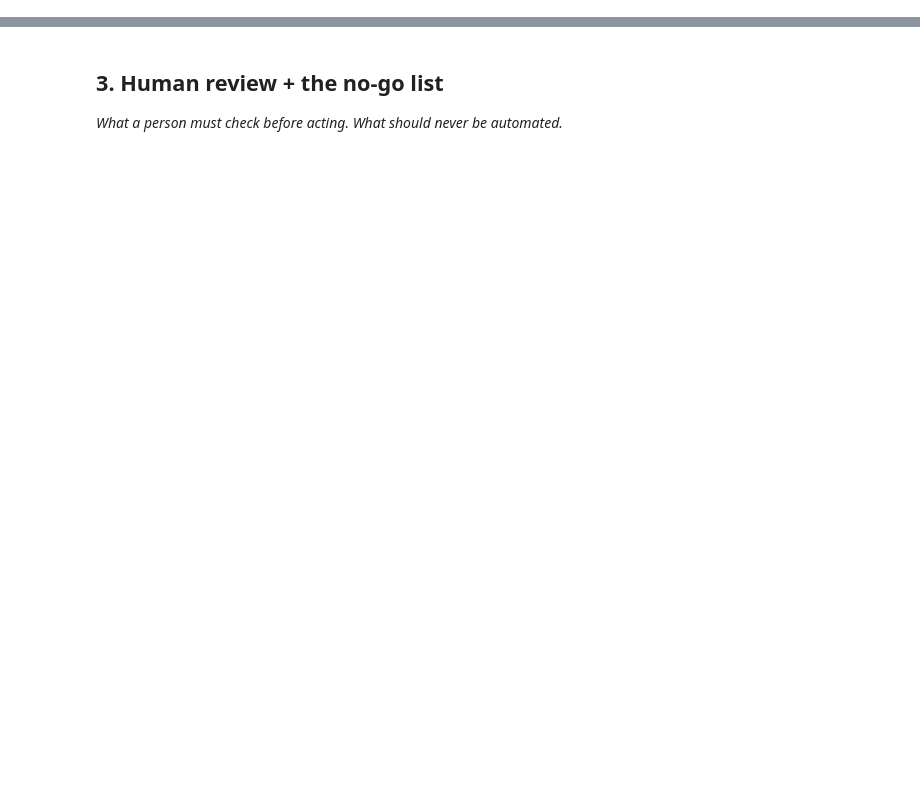
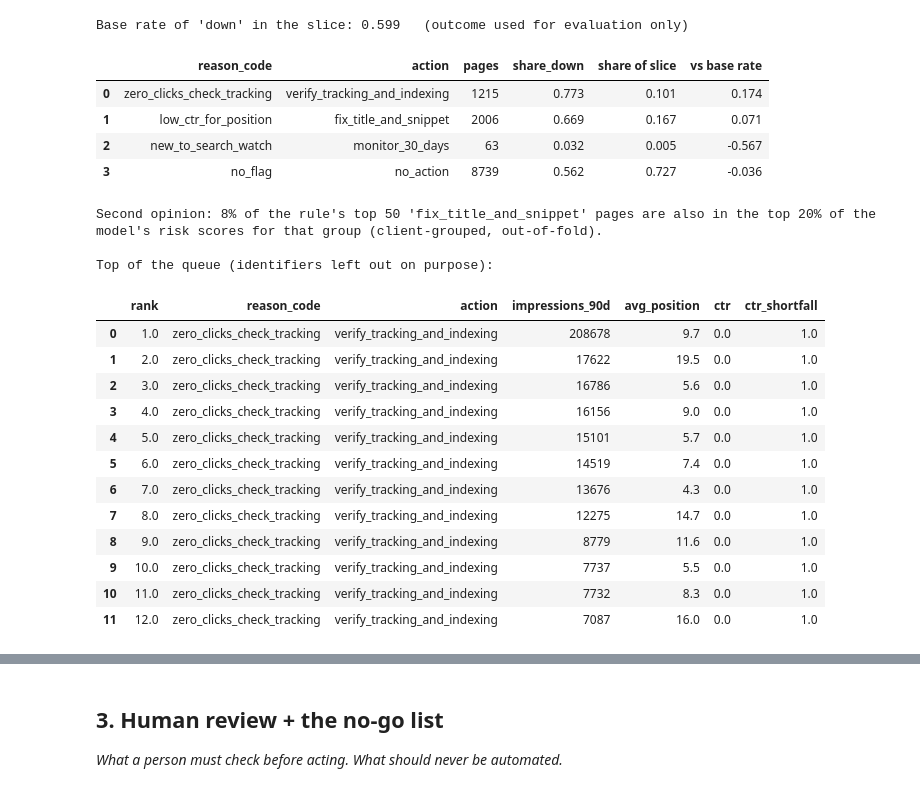
Before and after one commit to yelsebety/Yassin-Flyrank, a Jupyter notebook: work/notebooks/w07_action_playbook.ipynb, the cells around one changed output, grey strips where cells are left out. Cells and saved outputs as stored; diff of their text form; code cells hidden in the pictures; blank space fills up the shorter version.

```diff
--- a/work/notebooks/w07_action_playbook.ipynb
+++ b/work/notebooks/w07_action_playbook.ipynb
@@ -22,0 +88,57 @@ This skeleton is yours to fill. Work the sections **in order** — each one has
+# %%
+base = g["declined"].mean()
+evidence = (g.groupby(["priority", "reason_code", "action"])
+              .agg(pages=("declined", "size"), share_down=("declined", "mean")).reset_index())
+evidence["share of slice"] = evidence["pages"] / len(g)
+evidence["vs base rate"] = evidence["share_down"] - base
+print(f"Base rate of 'down' in the slice: {base:.3f}   (outcome used for evaluation only)")
+display(evidence.drop(columns="priority").round(3))
+
+# Second opinion (not used for ranking): out-of-fold logistic regression, grouped by client
+for c, src in (("log_impressions", "impressions_90d"), ("log_ctr", "ctr"), ("log_word_count", "word_count"), ("log_search_volume", "search_volume")):
+    g[c] = np.log1p(g[src])
+NUM = ["log_impressions", "avg_position", "log_ctr", "content_age_days", "days_since_last_update",
+       "days_with_impressions", "log_word_count", "log_search_volume", "competition", "cpc", "engagement_rate"]
+CAT = ["content_type", "main_intent"]
+prep = ColumnTransformer([
+    ("num", Pipeline([("fill", SimpleImputer(strategy="median", add_indicator=True)), ("scale", StandardScaler())]), NUM),
+    ("cat", Pipeline([("fill", SimpleImputer(strategy="constant", fill_value="unknown")), ("onehot", OneHotEncoder(handle_unknown="ignore"))]), CAT)])
+oof = pd.Series(np.nan, index=g.index)
+for tr, va in GroupKFold(n_splits=5).split(g, g["declined"], g["client_id"]):
+    m = Pipeline([("pre", prep), ("m", LogisticRegression(C=1.0, max_iter=2000))]).fit(g.iloc[tr][NUM + CAT], g.iloc[tr]["declined"])
+    oof.iloc[va] = m.predict_proba(g.iloc[va][NUM + CAT])[:, 1]
+g["model_second_opinion"] = oof
+queue = queue.merge(g[["content_id", "model_second_opinion"]], on="content_id", how="left")
+
+fix = queue[queue["reason_code"] == "low_ctr_for_position"]
+top50 = fix.head(50)
+if len(fix) >= 50:
+    cut = fix["model_second_opinion"].quantile(0.80)
+    agree = (top50["model_second_opinion"] >= cut).mean()
+    print(f"\nSecond opinion: {agree:.0%} of the rule's top 50 'fix_title_and_snippet' pages are also in the top 20% of the "
+          "model's risk scores for that group (client-grouped, out-of-fold).")
+print("\nTop of the queue (identifiers left out on purpose):")
+display(queue[queue["rank"] <= 12][["rank", "reason_code", "action", "impressions_90d", "avg_position", "ctr", "ctr_shortfall"]].round(3))
+# %% [output]
+Base rate of 'down' in the slice: 0.599   (outcome used for evaluation only)
+|  | reason_code | action | pages | share_down | share of slice | vs base rate |
+| 0 | zero_clicks_check_tracking | verify_tracking_and_indexing | 1215 | 0.773 | 0.101 | 0.174 |
+| 1 | low_ctr_for_position | fix_title_and_snippet | 2006 | 0.669 | 0.167 | 0.071 |
+| 2 | new_to_search_watch | monitor_30_days | 63 | 0.032 | 0.005 | -0.567 |
+| 3 | no_flag | no_action | 8739 | 0.562 | 0.727 | -0.036 |
+Second opinion: 8% of the rule's top 50 'fix_title_and_snippet' pages are also in the top 20% of the model's risk scores for that group (client-grouped, out-of-fold).
+
+Top of the queue (identifiers left out on purpose):
+|  | rank | reason_code | action | impressions_90d | avg_position | ctr | ctr_shortfall |
+| 0 | 1.0 | zero_clicks_check_tracking | verify_tracking_and_indexing | 208678 | 9.7 | 0.0 | 1.0 |
+| 1 | 2.0 | zero_clicks_check_tracking | verify_tracking_and_indexing | 17622 | 19.5 | 0.0 | 1.0 |
+| 2 | 3.0 | zero_clicks_check_tracking | verify_tracking_and_indexing | 16786 | 5.6 | 0.0 | 1.0 |
+| 3 | 4.0 | zero_clicks_check_tracking | verify_tracking_and_indexing | 16156 | 9.0 | 0.0 | 1.0 |
+| 4 | 5.0 | zero_clicks_check_tracking | verify_tracking_and_indexing | 15101 | 5.7 | 0.0 | 1.0 |
+| 5 | 6.0 | zero_clicks_check_tracking | verify_tracking_and_indexing | 14519 | 7.4 | 0.0 | 1.0 |
+| 6 | 7.0 | zero_clicks_check_tracking | verify_tracking_and_indexing | 13676 | 4.3 | 0.0 | 1.0 |
+| 7 | 8.0 | zero_clicks_check_tracking | verify_tracking_and_indexing | 12275 | 14.7 | 0.0 | 1.0 |
+| 8 | 9.0 | zero_clicks_check_tracking | verify_tracking_and_indexing | 8779 | 11.6 | 0.0 | 1.0 |
+| 9 | 10.0 | zero_clicks_check_tracking | verify_tracking_and_indexing | 7737 | 5.5 | 0.0 | 1.0 |
+| 10 | 11.0 | zero_clicks_check_tracking | verify_tracking_and_indexing | 7732 | 8.3 | 0.0 | 1.0 |
+| 11 | 12.0 | zero_clicks_check_tracking | verify_tracking_and_indexing | 7087 | 16.0 | 0.0 | 1.0 |
```
Also changed, not shown: parts of 18 cells of this notebook.
